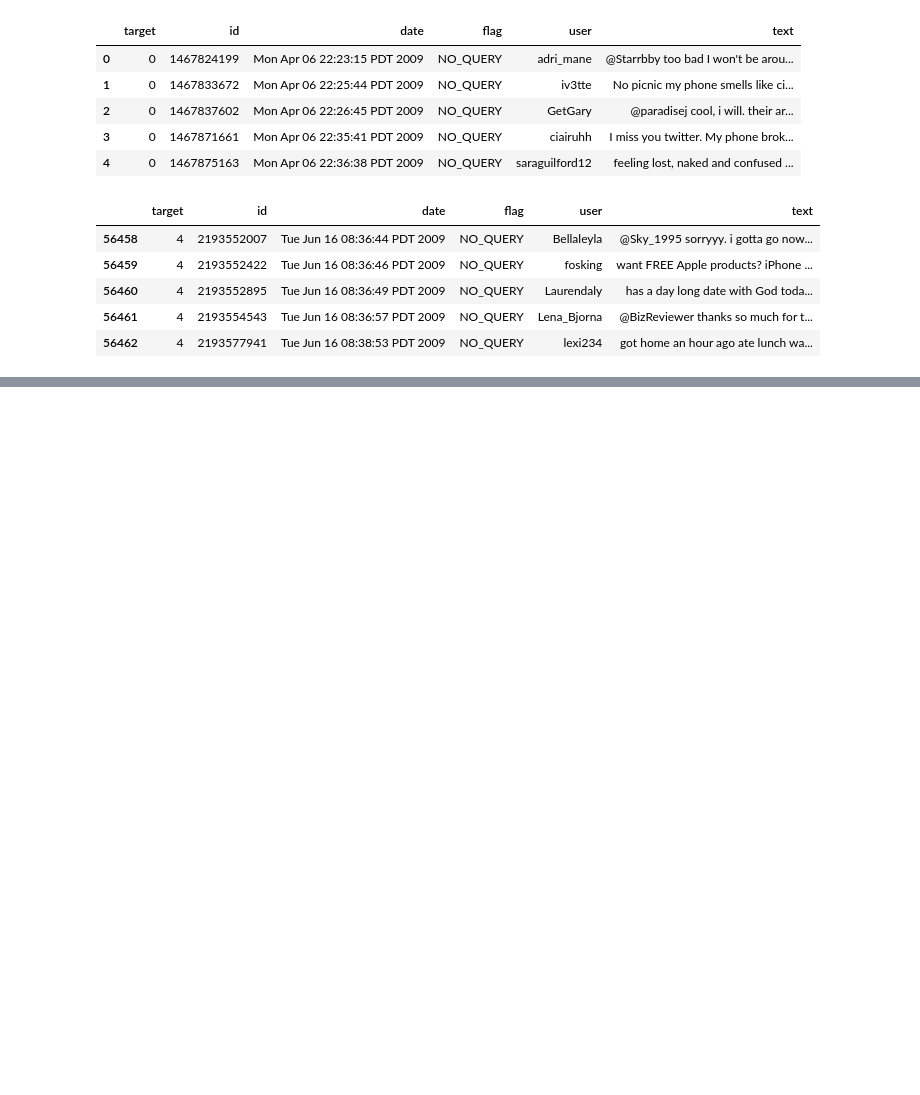
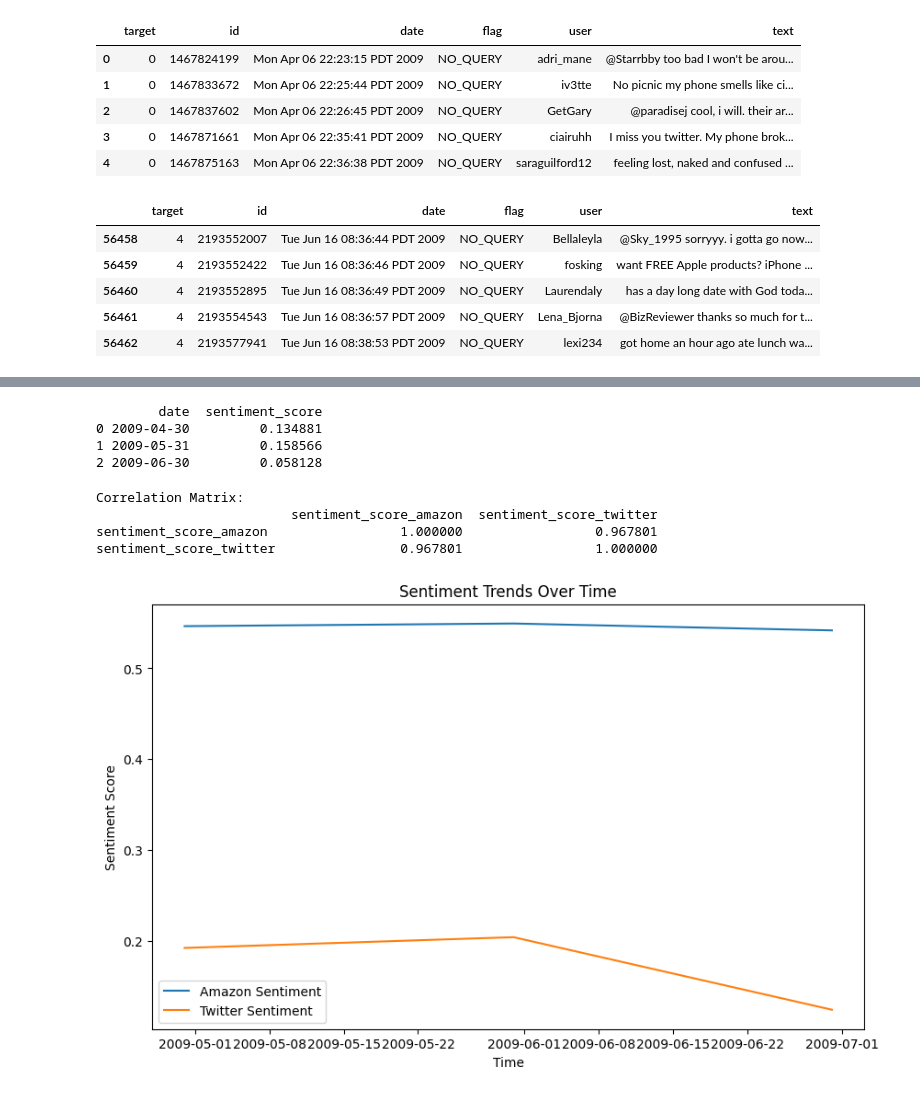
Before and after one commit to gyaneshpande/big-data-project, a Jupyter notebook: big-data-project.ipynb, the cells around one changed output, grey strips where cells are left out. Cells and saved outputs as stored; diff of their text form; code cells hidden in the pictures; blank space fills up the shorter version.

Commit message:
Kaggle Notebook | big-data-project | EDA on the data

```diff
--- a/big-data-project.ipynb
+++ b/big-data-project.ipynb
@@ -116,0 +188,19 @@ filtered_tweets.tail()
+# %%
+# Convert date to datetime format
+twitter_df['date'] = pd.to_datetime(twitter_df['date'])
+# Apply VADER to calculate sentiment scores for tweet text
+def process_sentiment_batch(batch):
+    batch['sentiment_score'] = batch['text'].apply(lambda x: sid.polarity_scores(str(x))['compound'])
+    return batch
+
+# Process data in chunks
+chunk_size = 100000  # Adjust based on memory constraints
+chunks = [filtered_tweets[i:i+chunk_size] for i in range(0, len(twitter_df), chunk_size)]
+
+processed_chunks = []
+for chunk in chunks:
+    processed_chunk = process_sentiment_batch(chunk)
+    processed_chunks.append(processed_chunk)
+
+# Combine processed chunks back into a single DataFrame
+twitter_filtered_df = pd.concat(processed_chunks, ignore_index=True)
@@ -116,0 +230,46 @@ filtered_tweets.tail()
+# %%
+# Group by month and calculate average sentiment score
+twitter_filtered_df['date'] = pd.to_datetime(twitter_filtered_df['date'])
+twitter_monthly_sentiment = twitter_filtered_df.groupby(
+    pd.Grouper(key='date', freq='M')
+)['sentiment_score'].mean().reset_index()
+
+print(twitter_monthly_sentiment.head())
+# %% [output]
+        date  sentiment_score
+0 2009-04-30         0.134881
+1 2009-05-31         0.158566
+2 2009-06-30         0.058128
+# %%
+# Filter Amazon reviews for the year 2009
+amazon_2009 = df[df['review_date'].dt.year == 2009]
+
+# Group both datasets by month
+amazon_monthly = amazon_2009.groupby(pd.Grouper(key='review_date', freq='M'))['sentiment_score'].mean().reset_index()
+twitter_monthly = twitter_df.groupby(pd.Grouper(key='date', freq='M'))['sentiment_score'].mean().reset_index()
+# %%
+# Merge datasets on the time column
+merged_data = pd.merge(amazon_monthly, twitter_monthly, left_on='review_date', right_on='date', suffixes=('_amazon', '_twitter'))
+
+# Calculate correlation between sentiment scores
+correlation = merged_data[['sentiment_score_amazon', 'sentiment_score_twitter']].corr()
+print("Correlation Matrix:")
+print(correlation)
+# %% [output]
+Correlation Matrix:
+                         sentiment_score_amazon  sentiment_score_twitter
+sentiment_score_amazon                 1.000000                 0.967801
+sentiment_score_twitter                0.967801                 1.000000
+# %%
+import matplotlib.pyplot as plt
+
+plt.figure(figsize=(10, 6))
+plt.plot(merged_data['review_date'], merged_data['sentiment_score_amazon'], label='Amazon Sentiment')
+plt.plot(merged_data['date'], merged_data['sentiment_score_twitter'], label='Twitter Sentiment')
+plt.legend()
+plt.title('Sentiment Trends Over Time')
+plt.xlabel('Time')
+plt.ylabel('Sentiment Score')
+plt.show()
+# %% [output]
+[figure, added]
```
Also changed, not shown: parts of 9 cells of this notebook.
